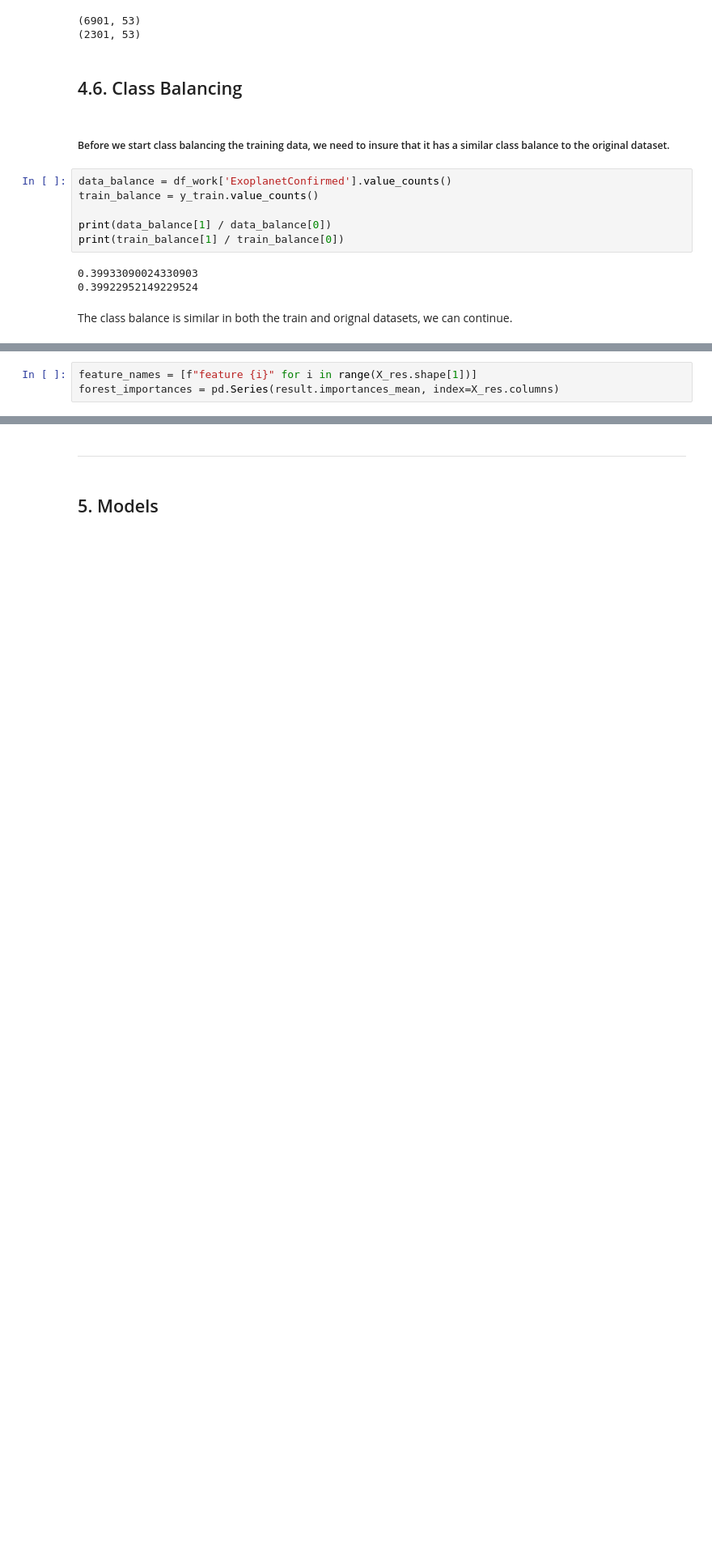
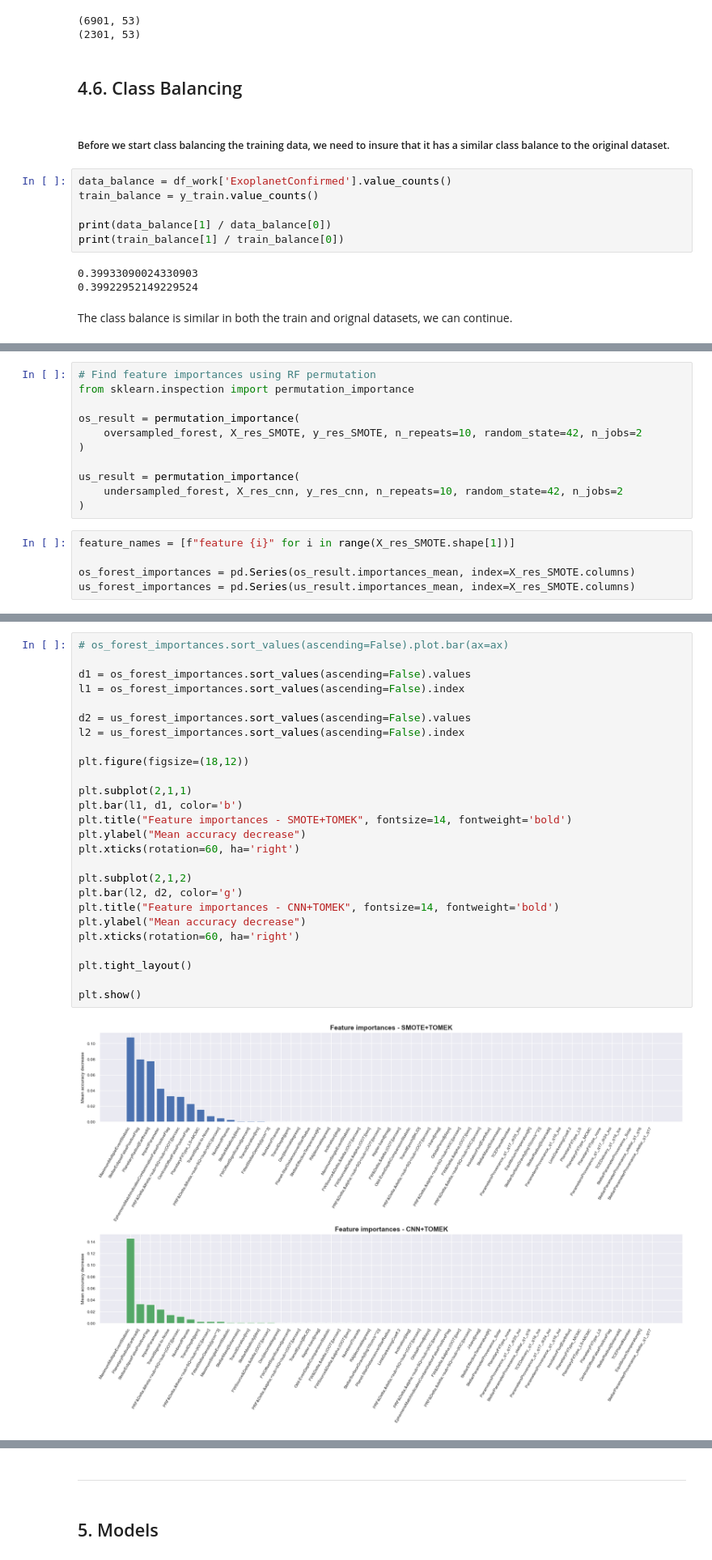
Before and after one commit to Nart-Tehaucha/Data_Science-Lab-Exoplanets, a Jupyter notebook: temp_notebook.ipynb, the cells around one changed output, grey strips where cells are left out. Shown at 81% size. Drawn from its saved outputs; the diff is of its cells as text; blank space fills up the shorter version.

```diff
--- a/temp_notebook.ipynb
+++ b/temp_notebook.ipynb
@@ -600,3 +625,16 @@ result = permutation_importance(
+# %%
+# Find feature importances using RF permutation
+from sklearn.inspection import permutation_importance
+
+os_result = permutation_importance(
+    oversampled_forest, X_res_SMOTE, y_res_SMOTE, n_repeats=10, random_state=42, n_jobs=2
+)
+
+us_result = permutation_importance(
+    undersampled_forest, X_res_cnn, y_res_cnn, n_repeats=10, random_state=42, n_jobs=2
+)
 # %%
-feature_names = [f"feature {i}" for i in range(X_res.shape[1])]
-forest_importances = pd.Series(result.importances_mean, index=X_res.columns)
+feature_names = [f"feature {i}" for i in range(X_res_SMOTE.shape[1])]
+
+os_forest_importances = pd.Series(os_result.importances_mean, index=X_res_SMOTE.columns)
+us_forest_importances = pd.Series(us_result.importances_mean, index=X_res_SMOTE.columns)
@@ -637,0 +641,28 @@ X_res_filtered
+# %%
+# os_forest_importances.sort_values(ascending=False).plot.bar(ax=ax)
+
+d1 = os_forest_importances.sort_values(ascending=False).values
+l1 = os_forest_importances.sort_values(ascending=False).index
+
+d2 = us_forest_importances.sort_values(ascending=False).values
+l2 = us_forest_importances.sort_values(ascending=False).index
+
+plt.figure(figsize=(18,12))
+
+plt.subplot(2,1,1)
+plt.bar(l1, d1, color='b')
+plt.title("Feature importances - SMOTE+TOMEK", fontsize=14, fontweight='bold')
+plt.ylabel("Mean accuracy decrease")
+plt.xticks(rotation=60, ha='right')
+
+plt.subplot(2,1,2)
+plt.bar(l2, d2, color='g')
+plt.title("Feature importances - CNN+TOMEK", fontsize=14, fontweight='bold')
+plt.ylabel("Mean accuracy decrease")
+plt.xticks(rotation=60, ha='right')
+
+plt.tight_layout()
+
+plt.show()
+# %% [output]
+[figure, added]
```
Also changed, not shown: parts of 32 cells of this notebook, 1 other file.
